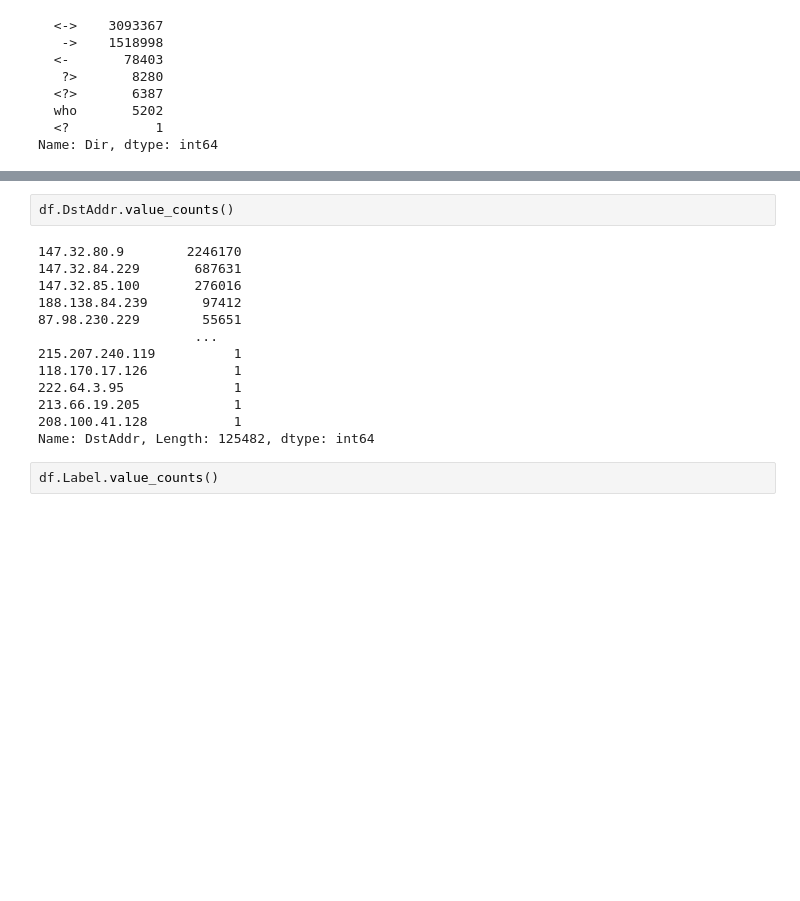
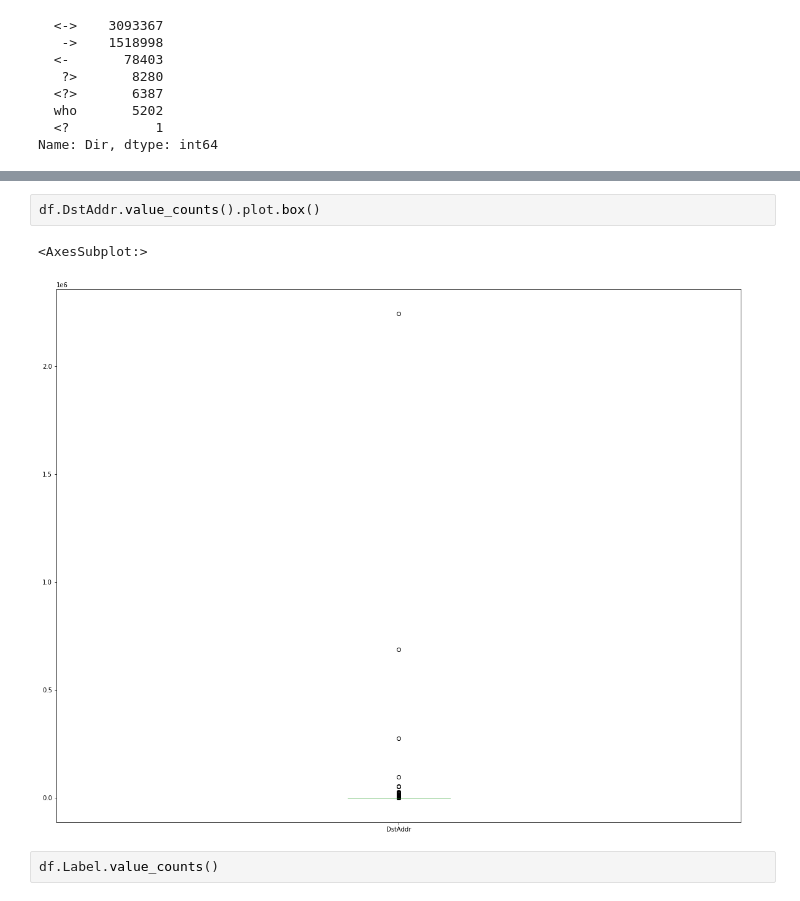
Before and after one commit to mgendr/CTU_13_Supervision_Des_Systemes, a Jupyter notebook: First Analysis.ipynb, the cells around one changed output, grey strips where cells are left out. Saved outputs shown, nothing was run; the diff lists cells and outputs as text; blank space fills up the shorter version.

```diff
--- a/First Analysis.ipynb
+++ b/First Analysis.ipynb
@@ -103,18 +102,8 @@ Name: DstAddr, Length: 125482, dtype: int64
 # %%
-df.DstAddr.value_counts()
+df.DstAddr.value_counts().plot.box()
 # %% [output]
-147.32.80.9        2246170
-147.32.84.229       687631
-147.32.85.100       276016
-188.138.84.239       97412
-87.98.230.229        55651
-                    ...
-215.207.240.119          1
-118.170.17.126           1
-222.64.3.95              1
-213.66.19.205            1
-208.100.41.128           1
-Name: DstAddr, Length: 125482, dtype: int64
+<AxesSubplot:>
+[figure, added]
 # %%
 df.Label.value_counts()
 # %% [output]
```
Also changed, not shown: parts of 15 cells of this notebook.
